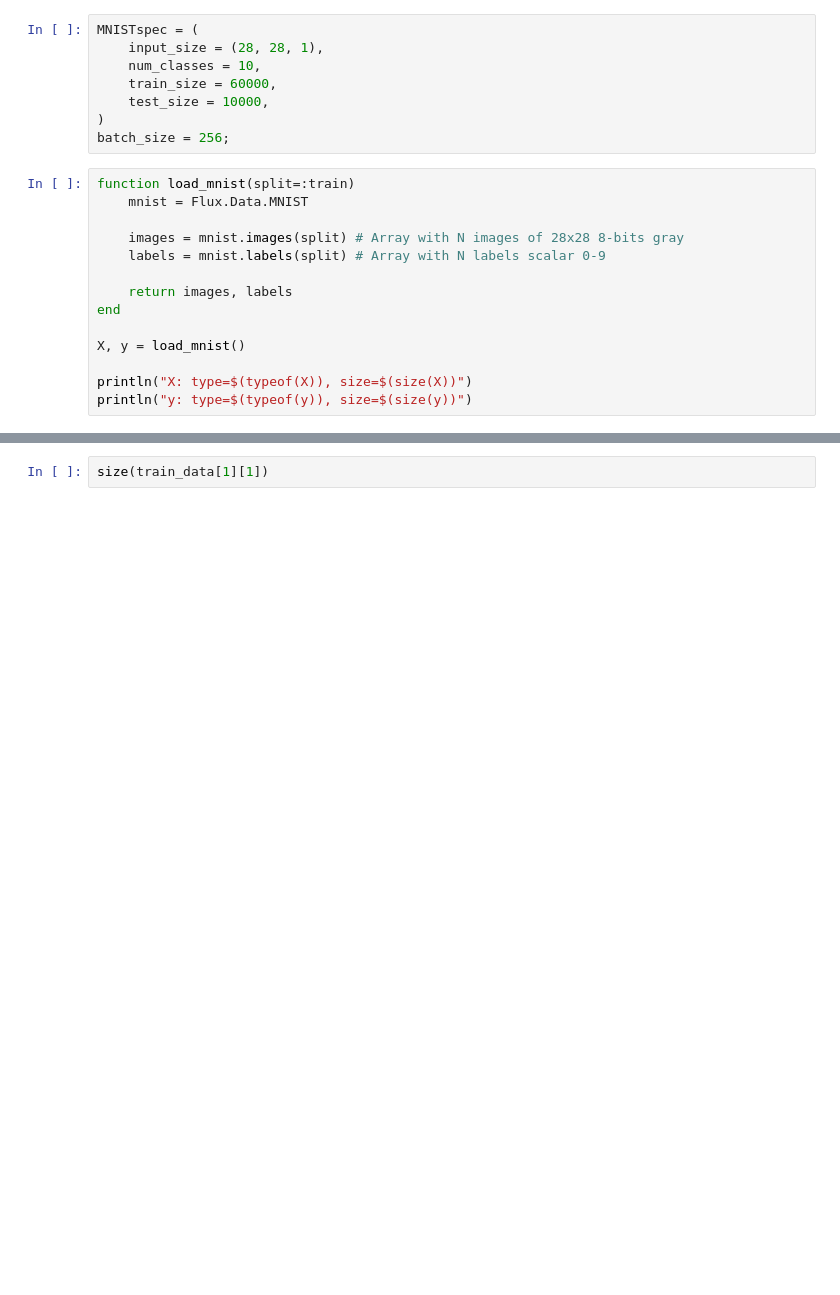
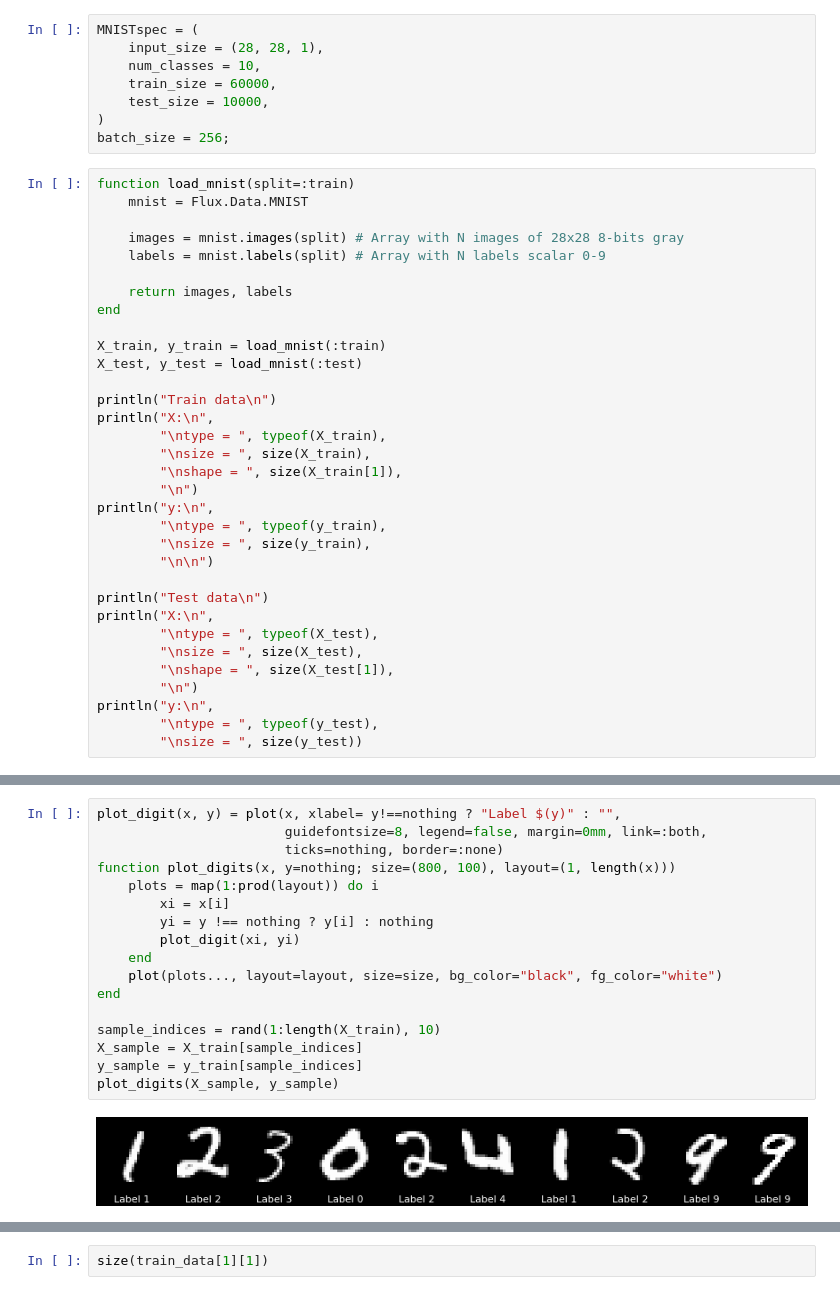
Before and after one commit to cirocavani/Pineapple, a Jupyter notebook: workspace/Julia - Deep Learning.ipynb, the cells around one changed output, grey strips where cells are left out. Drawn from its saved outputs; the diff is of its cells as text; blank space fills up the shorter version.

Commit message:
Improve data preparation (batch)

```diff
--- a/workspace/Julia - Deep Learning.ipynb
+++ b/workspace/Julia - Deep Learning.ipynb
@@ -32,8 +34,27 @@ function load_mnist(split=:train)
     return images, labels
 end
 
-X, y = load_mnist()
+X_train, y_train = load_mnist(:train)
+X_test, y_test = load_mnist(:test)
 
-println("X: type=$(typeof(X)), size=$(size(X))")
-println("y: type=$(typeof(y)), size=$(size(y))")
+println("Train data\n")
+println("X:\n",
+        "\ntype = ", typeof(X_train),
+        "\nsize = ", size(X_train),
+        "\nshape = ", size(X_train[1]),
+        "\n")
+println("y:\n",
+        "\ntype = ", typeof(y_train),
+        "\nsize = ", size(y_train),
+        "\n\n")
+
+println("Test data\n")
+println("X:\n",
+        "\ntype = ", typeof(X_test),
+        "\nsize = ", size(X_test),
+        "\nshape = ", size(X_test[1]),
+        "\n")
+println("y:\n",
+        "\ntype = ", typeof(y_test),
+        "\nsize = ", size(y_test))
 # %% [output]
@@ -41,0 +78,19 @@ y: type=Array{Int64,1}, size=(60000,)
+# %%
+plot_digit(x, y) = plot(x, xlabel= y!==nothing ? "Label $(y)" : "",
+                        guidefontsize=8, legend=false, margin=0mm, link=:both,
+                        ticks=nothing, border=:none)
+function plot_digits(x, y=nothing; size=(800, 100), layout=(1, length(x)))
+    plots = map(1:prod(layout)) do i
+        xi = x[i]
+        yi = y !== nothing ? y[i] : nothing
+        plot_digit(xi, yi)
+    end
+    plot(plots..., layout=layout, size=size, bg_color="black", fg_color="white")
+end
+
+sample_indices = rand(1:length(X_train), 10)
+X_sample = X_train[sample_indices]
+y_sample = y_train[sample_indices]
+plot_digits(X_sample, y_sample)
+# %% [output]
+[figure, added]
```
Also changed, not shown: parts of 5 cells of this notebook.
